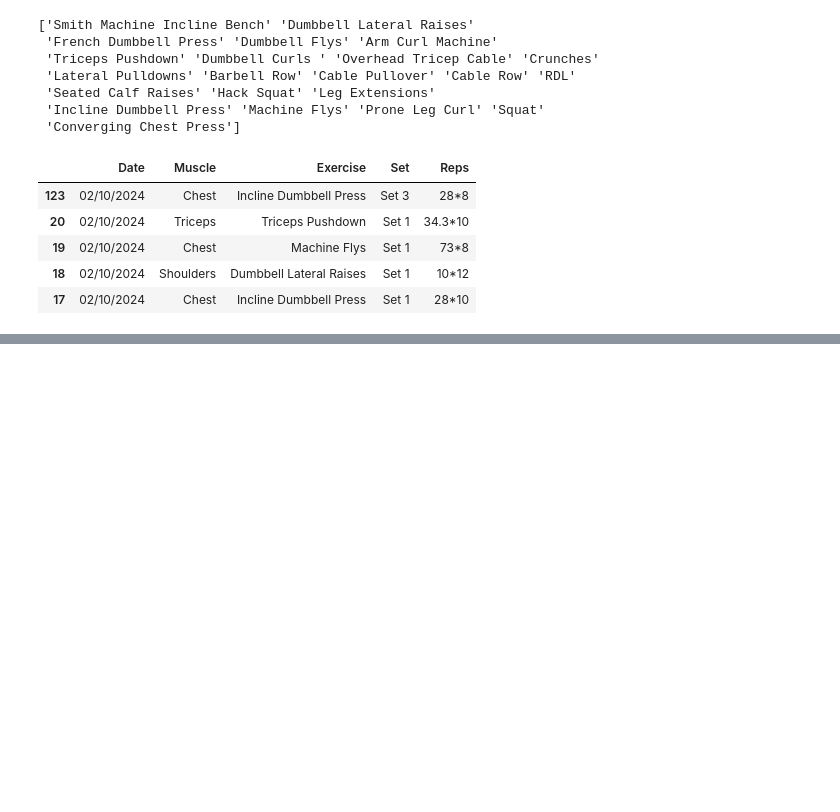
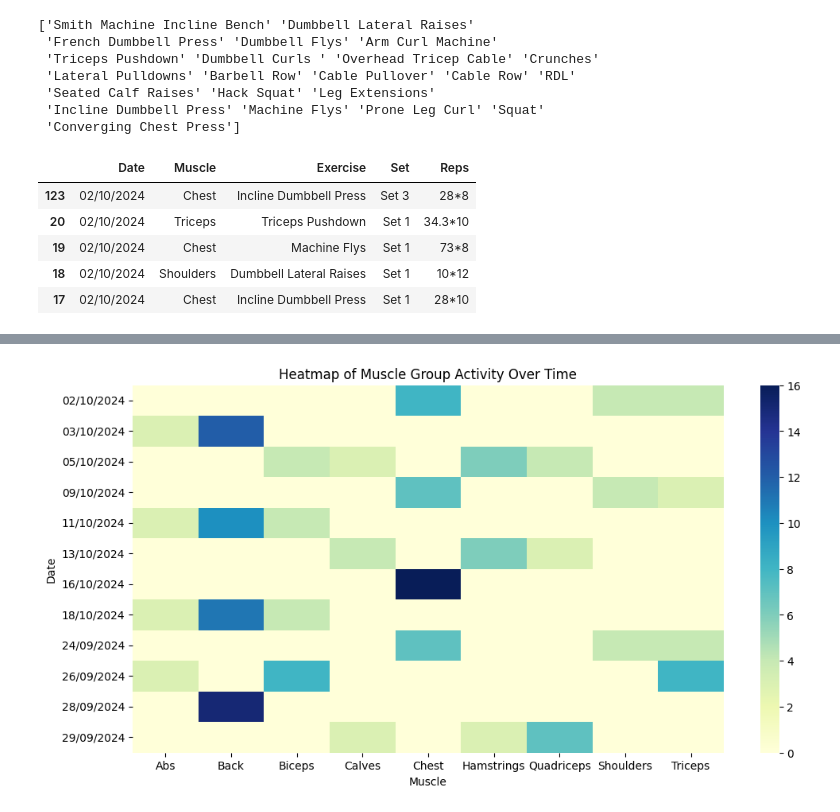
Before and after one commit to matthewlewis123/The-Gym-Files, a Jupyter notebook: notebook.ipynb, the cells around one changed output, grey strips where cells are left out. Saved outputs shown, nothing was run; the diff lists cells and outputs as text; code cells hidden in the pictures; blank space fills up the shorter version.

```diff
--- a/notebook.ipynb
+++ b/notebook.ipynb
@@ -95,0 +106,12 @@ plt.show()
+# %%
+import seaborn as sns
+
+muscle_heatmap_data = melted_workouts.groupby(['Date', 'Muscle']).size().unstack().fillna(0)
+plt.figure(figsize=(12, 6))
+sns.heatmap(muscle_heatmap_data, cmap="YlGnBu", cbar=True)
+plt.title("Heatmap of Muscle Group Activity Over Time")
+plt.xlabel("Muscle")
+plt.ylabel("Date")
+plt.show()
+# %% [output]
+[figure, added]
```
Also changed, not shown: parts of 5 cells of this notebook, 1 other file.
